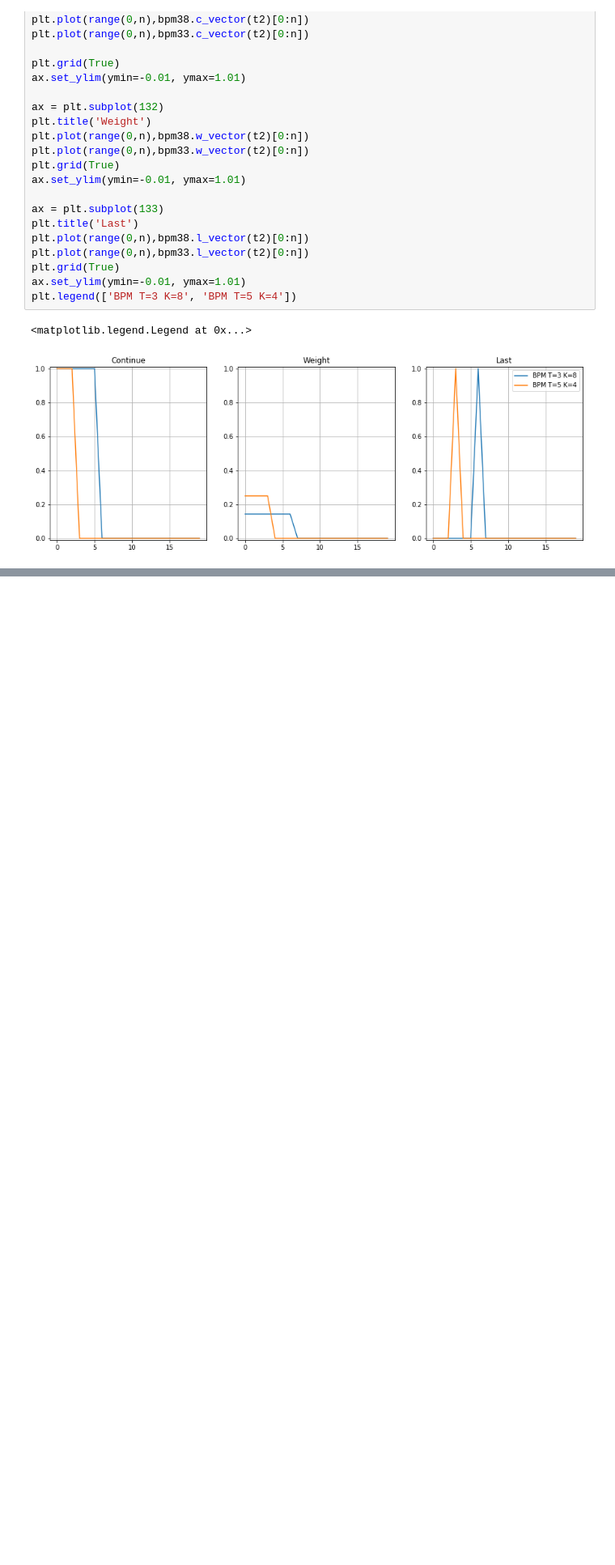
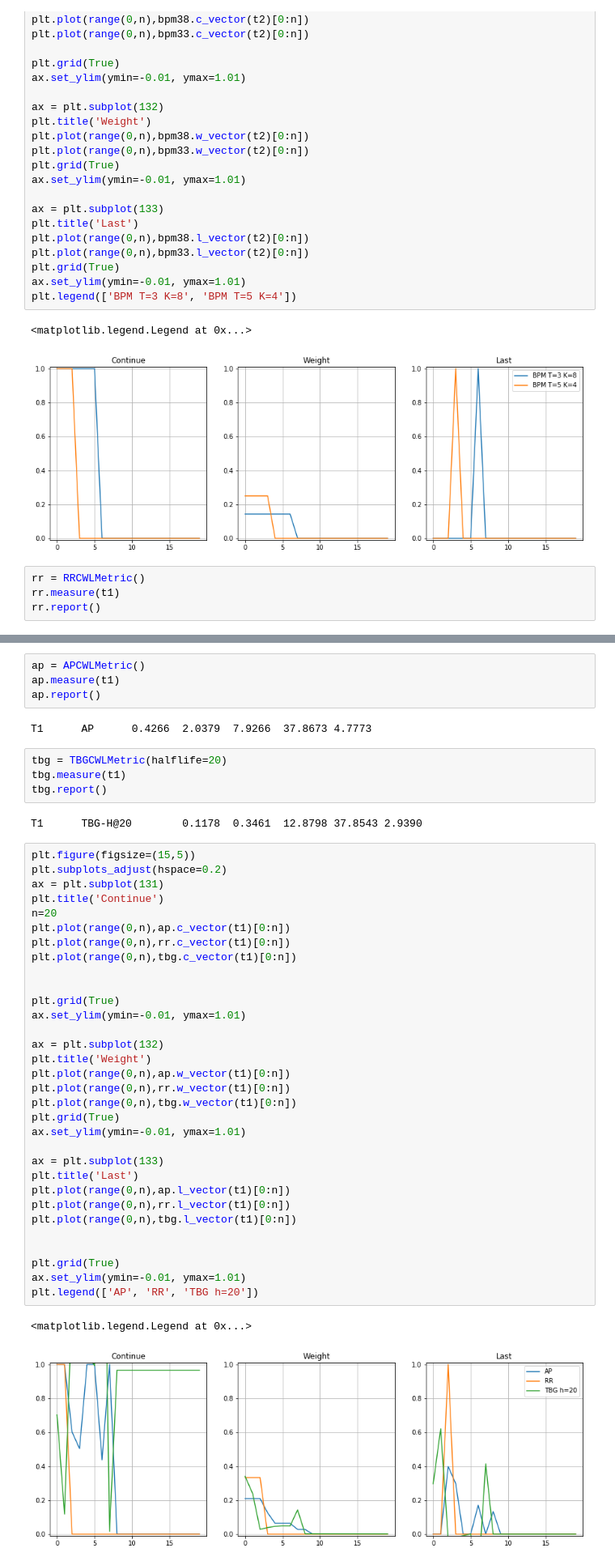
Before and after one commit to leifos/cwl, a Jupyter notebook: examples/CWL-Weights-Notebook.ipynb, the cells around one changed output, grey strips where cells are left out. Shown at 81% size. Drawn from its saved outputs; the diff is of its cells as text; blank space fills up the shorter version.

```diff
--- a/examples/CWL-Weights-Notebook.ipynb
+++ b/examples/CWL-Weights-Notebook.ipynb
@@ -134,3 +137,7 @@ plt.legend(['BPM T=3 K=8', 'BPM T=5 K=4'])
 # %% [output]
 <matplotlib.legend.Legend at 0x...>
 [figure]
+# %%
+rr = RRCWLMetric()
+rr.measure(t1)
+rr.report()
@@ -136,0 +146,47 @@ plt.legend(['BPM T=3 K=8', 'BPM T=5 K=4'])
+# %%
+ap = APCWLMetric()
+ap.measure(t1)
+ap.report()
+# %% [output]
+T1      AP      0.4266  2.0379  7.9266  37.8673 4.7773
+# %%
+tbg = TBGCWLMetric(halflife=20)
+tbg.measure(t1)
+tbg.report()
+# %% [output]
+T1      TBG-H@20        0.1178  0.3461  12.8798 37.8543 2.9390
+# %%
+plt.figure(figsize=(15,5))
+plt.subplots_adjust(hspace=0.2)
+ax = plt.subplot(131)
+plt.title('Continue')
+n=20
+plt.plot(range(0,n),ap.c_vector(t1)[0:n])
+plt.plot(range(0,n),rr.c_vector(t1)[0:n])
+plt.plot(range(0,n),tbg.c_vector(t1)[0:n])
+
+
+plt.grid(True)
+ax.set_ylim(ymin=-0.01, ymax=1.01)
+
+ax = plt.subplot(132)
+plt.title('Weight')
+plt.plot(range(0,n),ap.w_vector(t1)[0:n])
+plt.plot(range(0,n),rr.w_vector(t1)[0:n])
+plt.plot(range(0,n),tbg.w_vector(t1)[0:n])
+plt.grid(True)
+ax.set_ylim(ymin=-0.01, ymax=1.01)
+
+ax = plt.subplot(133)
+plt.title('Last')
+plt.plot(range(0,n),ap.l_vector(t1)[0:n])
+plt.plot(range(0,n),rr.l_vector(t1)[0:n])
+plt.plot(range(0,n),tbg.l_vector(t1)[0:n])
+
+
+plt.grid(True)
+ax.set_ylim(ymin=-0.01, ymax=1.01)
+plt.legend(['AP', 'RR', 'TBG h=20'])
+# %% [output]
+<matplotlib.legend.Legend at 0x...>
+[figure, added]
```
Also changed, not shown: parts of 13 cells of this notebook, 1 other file.
